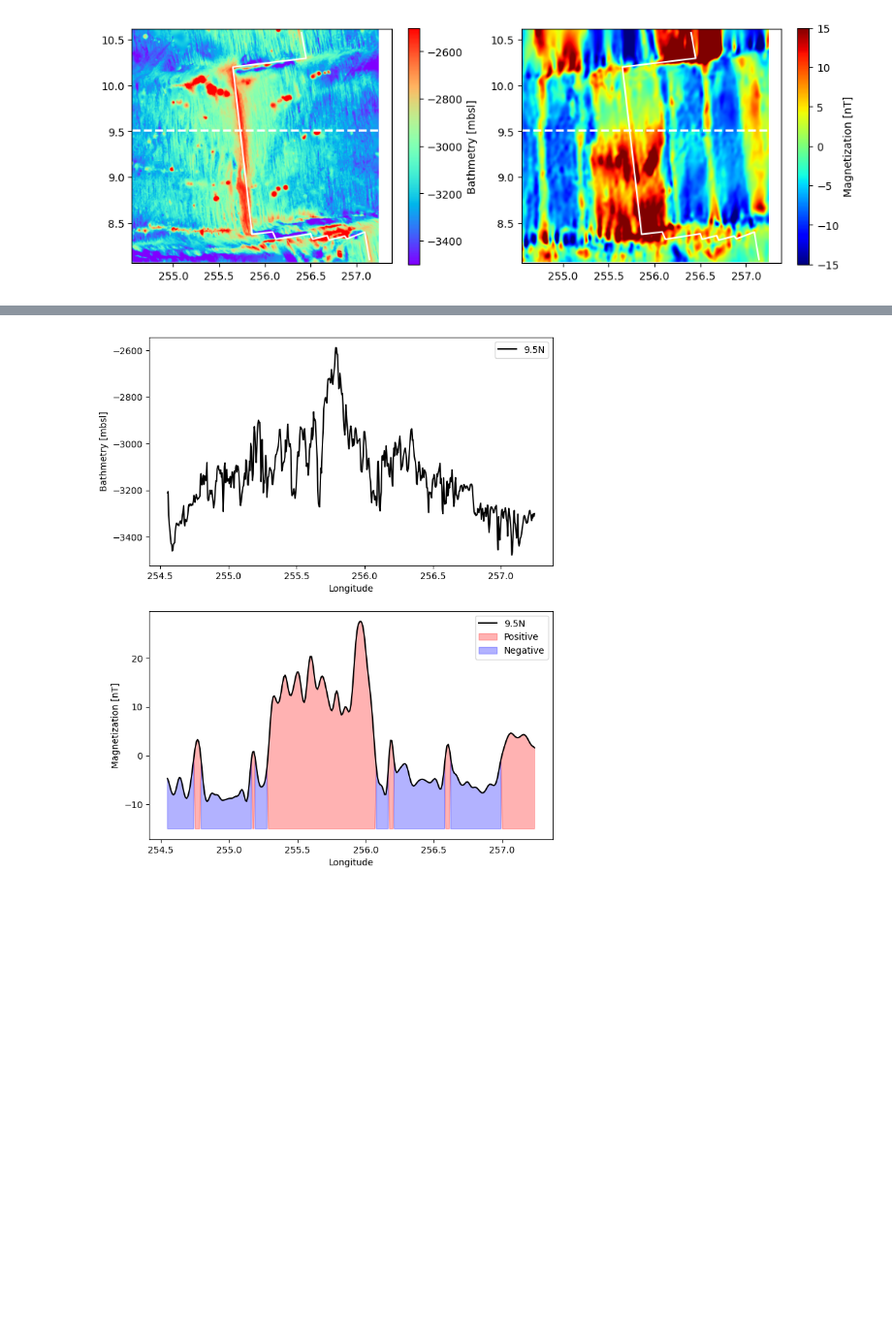
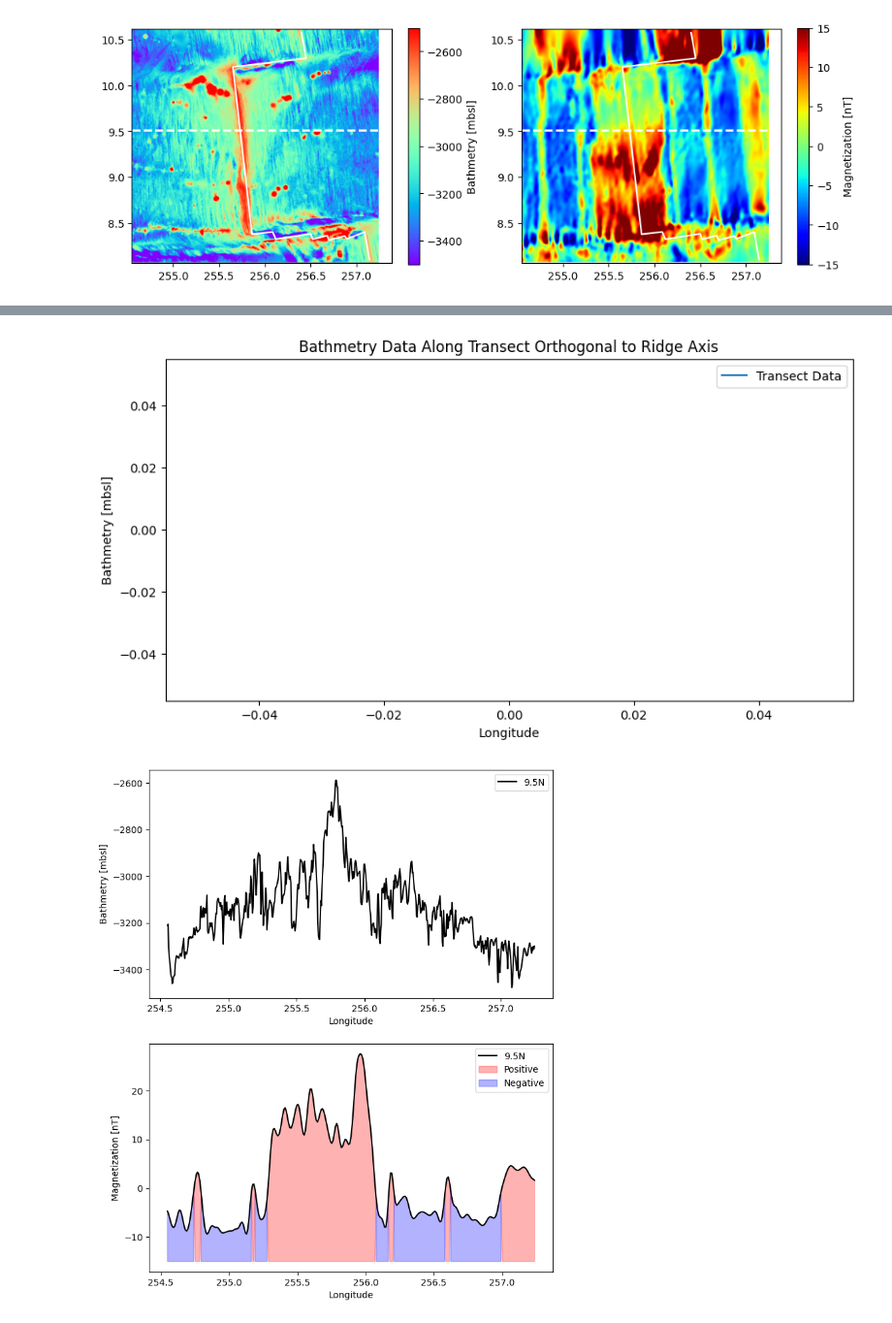
Before and after one commit to seanb7/GEOL-450, a Jupyter notebook: Bathymetry_and_Magnetics.ipynb, the cells around one changed output, grey strips where cells are left out. Shown at 97% size. Saved outputs shown, nothing was run; the diff lists cells and outputs as text; code cells hidden in the pictures; blank space fills up the shorter version.

```diff
--- a/Bathymetry_and_Magnetics.ipynb
+++ b/Bathymetry_and_Magnetics.ipynb
@@ -233,3 +210,44 @@ bath = datamat2[n2, :]
+# %%
+# Bonus attempt for extracting Data along a transect that is orthogonal to the Ridge Access
+# Bathmetry Data
+# Assuming x2, y2, and datamat2 represent X, Y, and Z respectively
+X = x2 # Assuming x2 is your X data
+Y = y2 # Assuming y2 is your Y data
+Z = datamat2 # Assuming datamat2 is your Z data
+
+# Interpolate data along the transect
+# Define transect_x and transect_y before using them
+transect_x = np.linspace(X.min(), X.max(), 3000)  # Replace with your desired transect
+# Make sure transect_y has the same shape as transect_x
+transect_y = np.ones_like(transect_x) * ybath[0] # Assuming ybath[0] is your desired y-value for the transect
+
+from scipy.interpolate import griddata # Import griddata
+
+# Create grid for interpolation
+# Ensure xi and yi have the same dimensions as Z
+# Instead of reshaping X and Y, create the meshgrid directly using x2 and y2
+# and ensure they align with the dimensions of datamat2
+num_rows, num_cols = datamat2.shape
+xi = np.tile(x2[:num_cols].reshape(1, -1), (num_rows, 1))
+yi = np.repeat(y2[:num_rows], num_cols).reshape(num_rows, num_cols)
+
+
+points = np.array([xi.flatten(), yi.flatten()]).T
+values = Z.flatten()
+transect_points = np.array([transect_x, transect_y]).T
+transect_data = griddata(points, values, transect_points, method='linear')
+
+# Plot the transect data
+plt.figure(figsize=(10, 5))
+plt.plot(transect_x, transect_data, label='Transect Data')
+plt.xlabel('Longitude')
+plt.ylabel('Bathmetry [mbsl]')
+plt.title('Bathmetry Data Along Transect Orthogonal to Ridge Axis')
+plt.legend()
+plt.show()
+fig.savefig('Bonus Bathmetry Transect Data.pdf')
+# %% [output]
+[figure, added]
 # %%
 fig, cax = plt.subplots(2, 1, figsize = (8,10))
 plt.subplot(211)
```
Also changed, not shown: parts of 4 cells of this notebook.
